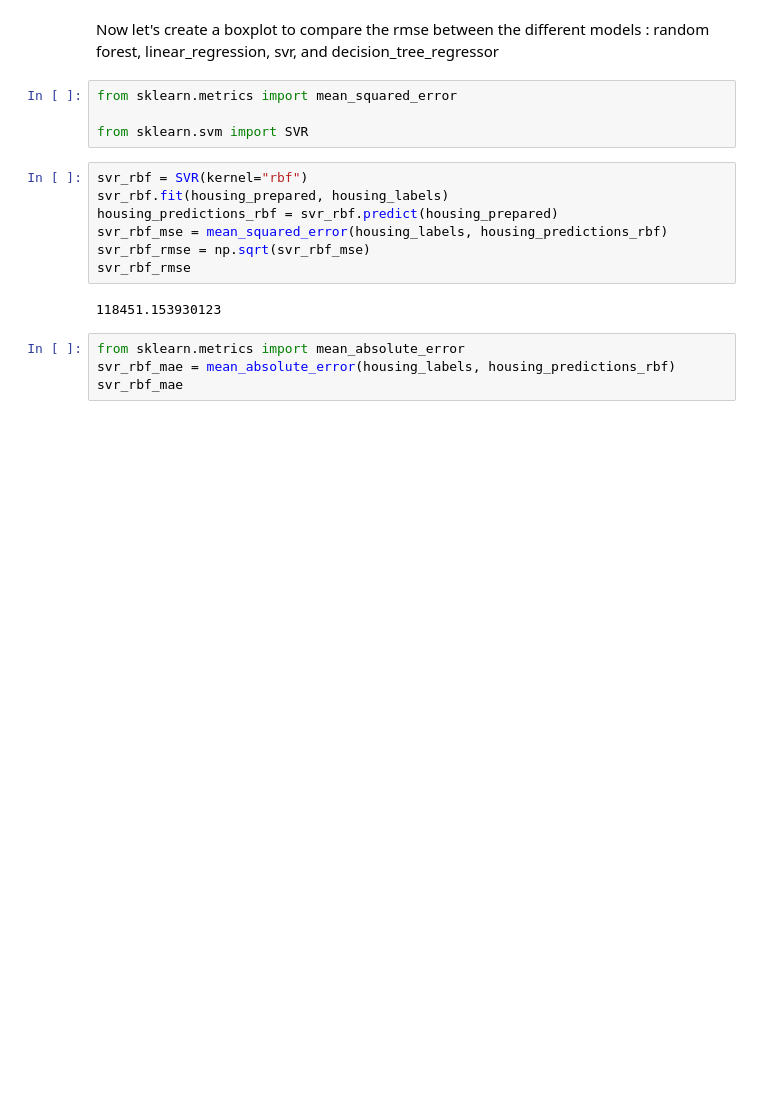
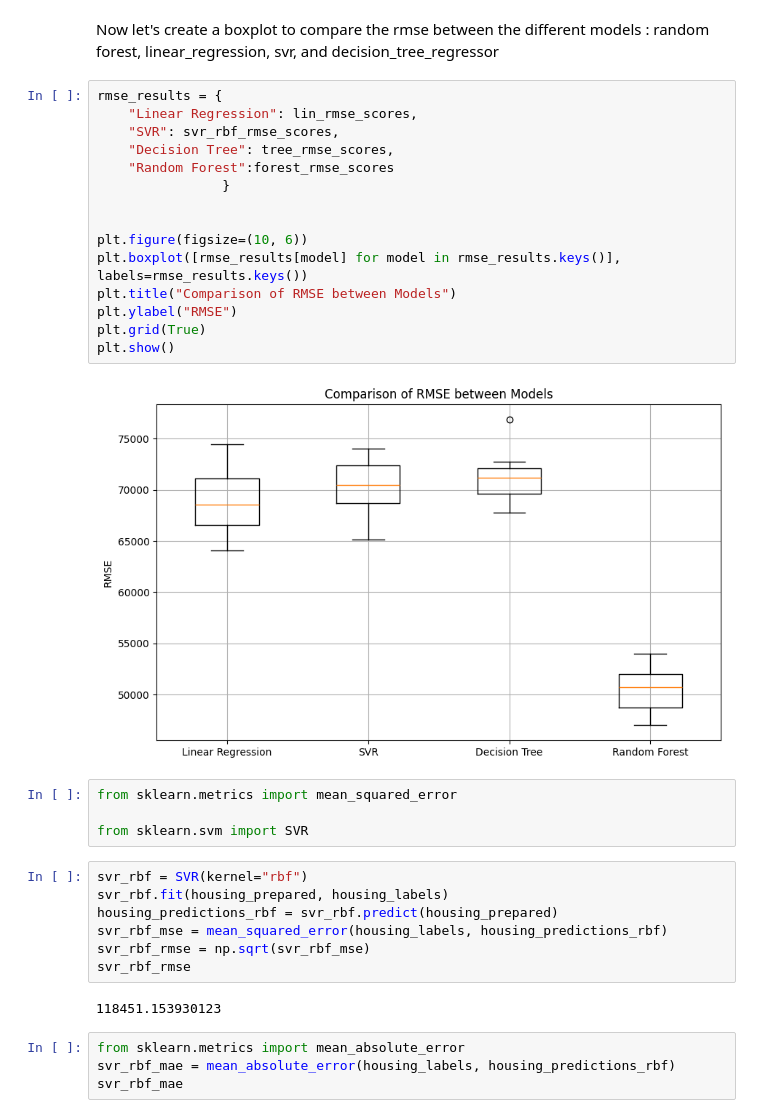
Before and after one commit to AILogos/IAI600Lab2, a Jupyter notebook: lab2-paul.ipynb, the cells around one changed output. Saved outputs shown, nothing was run; the diff lists cells and outputs as text; blank space fills up the shorter version.

Commit message:
Boxplot

```diff
--- a/lab2-paul.ipynb
+++ b/lab2-paul.ipynb
@@ -446,5 +518,22 @@ display_scores(forest_rmse_scores)
 # %% [markdown]
 Now let's create a boxplot to compare the rmse between the different models : random forest, linear_regression, svr, and decision_tree_regressor
+# %%
+rmse_results = {
+    "Linear Regression": lin_rmse_scores,
+    "SVR": svr_rbf_rmse_scores,
+    "Decision Tree": tree_rmse_scores,
+    "Random Forest":forest_rmse_scores
+                }
+
+
+plt.figure(figsize=(10, 6))
+plt.boxplot([rmse_results[model] for model in rmse_results.keys()], labels=rmse_results.keys())
+plt.title("Comparison of RMSE between Models")
+plt.ylabel("RMSE")
+plt.grid(True)
+plt.show()
+# %% [output]
+[figure, added]
 # %%
 from sklearn.metrics import mean_squared_error
 
```
Also changed, not shown: parts of 11 cells of this notebook.
